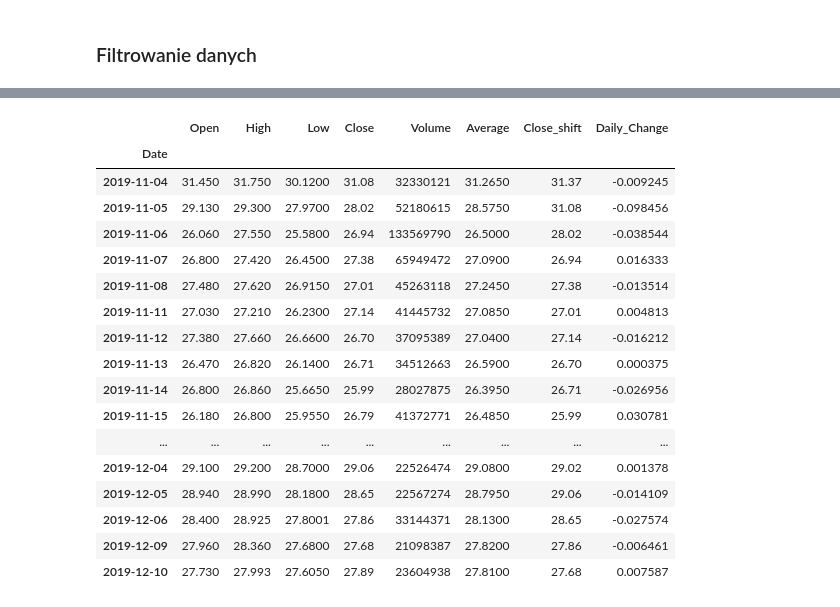
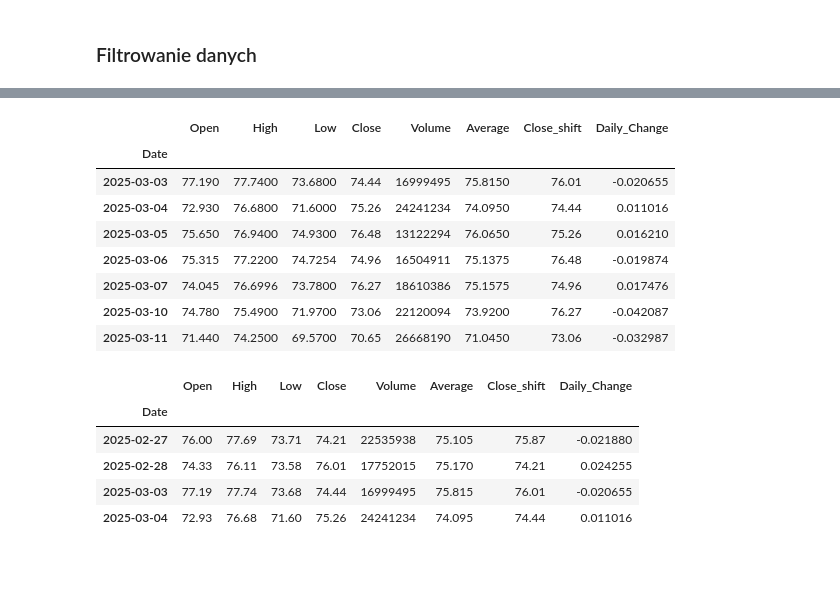
Before and after one commit to kondimidi/data-science-boot, a Jupyter notebook: 02_analiza_danych/02_dane_gieldowe.ipynb, the cells around one changed output, grey strips where cells are left out. Drawn from its saved outputs; the diff is of its cells as text; code cells hidden in the pictures; blank space fills up the shorter version.

```diff
--- a/02_analiza_danych/02_dane_gieldowe.ipynb
+++ b/02_analiza_danych/02_dane_gieldowe.ipynb
@@ -618,22 +281,22 @@ array([False, False, False, False, False, False, False, False, False,
 # %%
-df[df.index > '2019-11-01']
+df[df.index > '2025-03-01']
 # %% [output]
 |  | Open | High | Low | Close | Volume | Average | Close_shift | Daily_Change |
 | Date |  |  |  |  |  |  |  |  |
-| 2019-11-04 | 31.450 | 31.750 | 30.1200 | 31.08 | 32330121 | 31.2650 | 31.37 | -0.009245 |
-| 2019-11-05 | 29.130 | 29.300 | 27.9700 | 28.02 | 52180615 | 28.5750 | 31.08 | -0.098456 |
-| 2019-11-06 | 26.060 | 27.550 | 25.5800 | 26.94 | 133569790 | 26.5000 | 28.02 | -0.038544 |
-| 2019-11-07 | 26.800 | 27.420 | 26.4500 | 27.38 | 65949472 | 27.0900 | 26.94 | 0.016333 |
-| 2019-11-08 | 27.480 | 27.620 | 26.9150 | 27.01 | 45263118 | 27.2450 | 27.38 | -0.013514 |
-| 2019-11-11 | 27.030 | 27.210 | 26.2300 | 27.14 | 41445732 | 27.0850 | 27.01 | 0.004813 |
-| 2019-11-12 | 27.380 | 27.660 | 26.6600 | 26.70 | 37095389 | 27.0400 | 27.14 | -0.016212 |
-| 2019-11-13 | 26.470 | 26.820 | 26.1400 | 26.71 | 34512663 | 26.5900 | 26.70 | 0.000375 |
-| 2019-11-14 | 26.800 | 26.860 | 25.6650 | 25.99 | 28027875 | 26.3950 | 26.71 | -0.026956 |
-| 2019-11-15 | 26.180 | 26.800 | 25.9550 | 26.79 | 41372771 | 26.4850 | 25.99 | 0.030781 |
-| ... | ... | ... | ... | ... | ... | ... | ... | ... |
-| 2019-12-04 | 29.100 | 29.200 | 28.7000 | 29.06 | 22526474 | 29.0800 | 29.02 | 0.001378 |
-| 2019-12-05 | 28.940 | 28.990 | 28.1800 | 28.65 | 22567274 | 28.7950 | 29.06 | -0.014109 |
-| 2019-12-06 | 28.400 | 28.925 | 27.8001 | 27.86 | 33144371 | 28.1300 | 28.65 | -0.027574 |
-| 2019-12-09 | 27.960 | 28.360 | 27.6800 | 27.68 | 21098387 | 27.8200 | 27.86 | -0.006461 |
-| 2019-12-10 | 27.730 | 27.993 | 27.6050 | 27.89 | 23604938 | 27.8100 | 27.68 | 0.007587 |
+| 2025-03-03 | 77.190 | 77.7400 | 73.6800 | 74.44 | 16999495 | 75.8150 | 76.01 | -0.020655 |
+| 2025-03-04 | 72.930 | 76.6800 | 71.6000 | 75.26 | 24241234 | 74.0950 | 74.44 | 0.011016 |
+| 2025-03-05 | 75.650 | 76.9400 | 74.9300 | 76.48 | 13122294 | 76.0650 | 75.26 | 0.016210 |
+| 2025-03-06 | 75.315 | 77.2200 | 74.7254 | 74.96 | 16504911 | 75.1375 | 76.48 | -0.019874 |
+| 2025-03-07 | 74.045 | 76.6996 | 73.7800 | 76.27 | 18610386 | 75.1575 | 74.96 | 0.017476 |
+| 2025-03-10 | 74.780 | 75.4900 | 71.9700 | 73.06 | 22120094 | 73.9200 | 76.27 | -0.042087 |
+| 2025-03-11 | 71.440 | 74.2500 | 69.5700 | 70.65 | 26668190 | 71.0450 | 73.06 | -0.032987 |
+# %%
+df[(df.index >= '2025-02-27') & (df.index < '2025-03-05')]
+# %% [output]
+|  | Open | High | Low | Close | Volume | Average | Close_shift | Daily_Change |
+| Date |  |  |  |  |  |  |  |  |
+| 2025-02-27 | 76.00 | 77.69 | 73.71 | 74.21 | 22535938 | 75.105 | 75.87 | -0.021880 |
+| 2025-02-28 | 74.33 | 76.11 | 73.58 | 76.01 | 17752015 | 75.170 | 74.21 | 0.024255 |
+| 2025-03-03 | 77.19 | 77.74 | 73.68 | 74.44 | 16999495 | 75.815 | 76.01 | -0.020655 |
+| 2025-03-04 | 72.93 | 76.68 | 71.60 | 75.26 | 24241234 | 74.095 | 74.44 | 0.011016 |
 # %%
```
Also changed, not shown: parts of 58 cells of this notebook.
